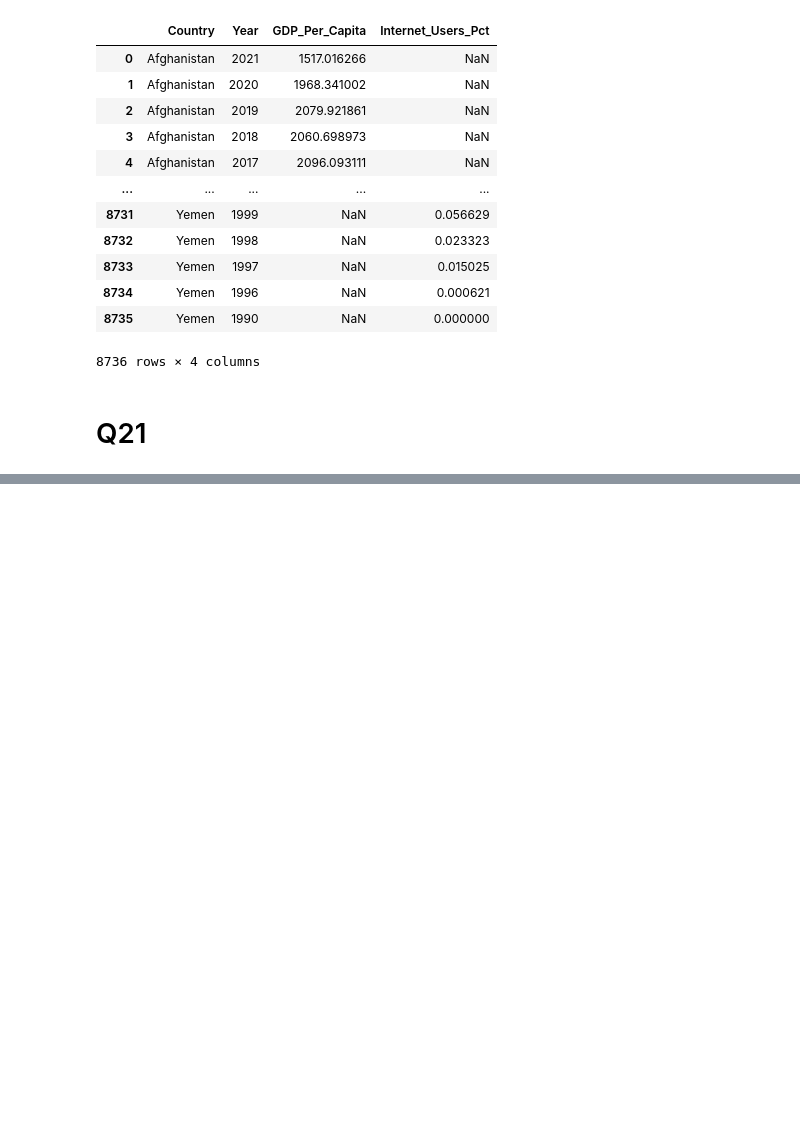
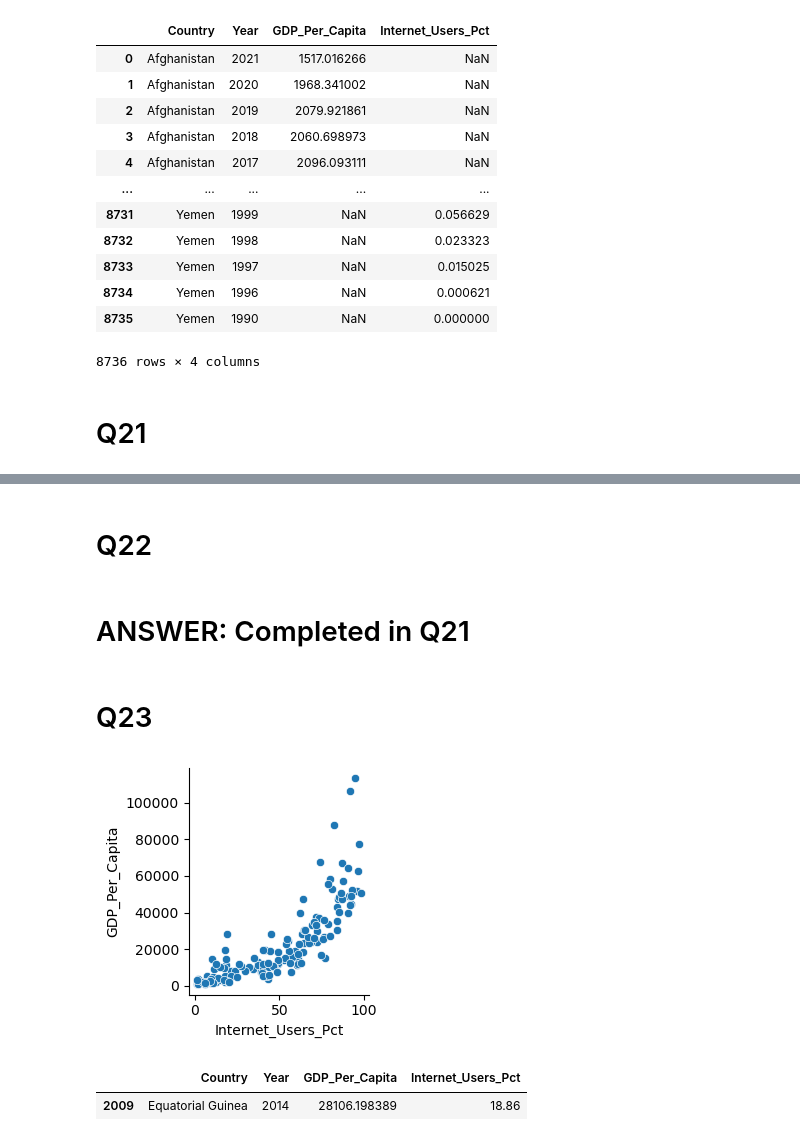
Before and after one commit to NSS-Data-Analytics-Cohort-11/undata-Jordan-D-Taylor, a Jupyter notebook: notebook/UN_data.ipynb, the cells around one changed output, grey strips where cells are left out. Cells and saved outputs as stored; diff of their text form; code cells hidden in the pictures; blank space fills up the shorter version.

```diff
--- a/notebook/UN_data.ipynb
+++ b/notebook/UN_data.ipynb
@@ -332,3 +332,5 @@ gdp_and_internet_use
 8736 rows × 4 columns
 # %% [markdown]
 # Q21
+# %%
+gdp_and_internet_use_2014 = gdp_and_internet_use[gdp_and_internet_use['Year'] == 2014]
@@ -334,0 +391,12 @@ gdp_and_internet_use
+# %% [markdown]
+# Q22
+# %% [markdown]
+# ANSWER: Completed in Q21
+# %% [markdown]
+# Q23
+# %%
+graph = sns.FacetGrid(gdp_and_internet_use_2014)
+graph.map(sns.scatterplot, 'Internet_Users_Pct', 'GDP_Per_Capita')
+plt.show()
+# %% [output]
+[figure, added]
@@ -334,0 +405,5 @@ gdp_and_internet_use
+# %%
+outlier_1[outlier_1['Internet_Users_Pct'] <25]
+# %% [output]
+|  | Country | Year | GDP_Per_Capita | Internet_Users_Pct |
+| 2009 | Equatorial Guinea | 2014 | 28106.198389 | 18.86 |
```
Also changed, not shown: parts of 10 cells of this notebook.
